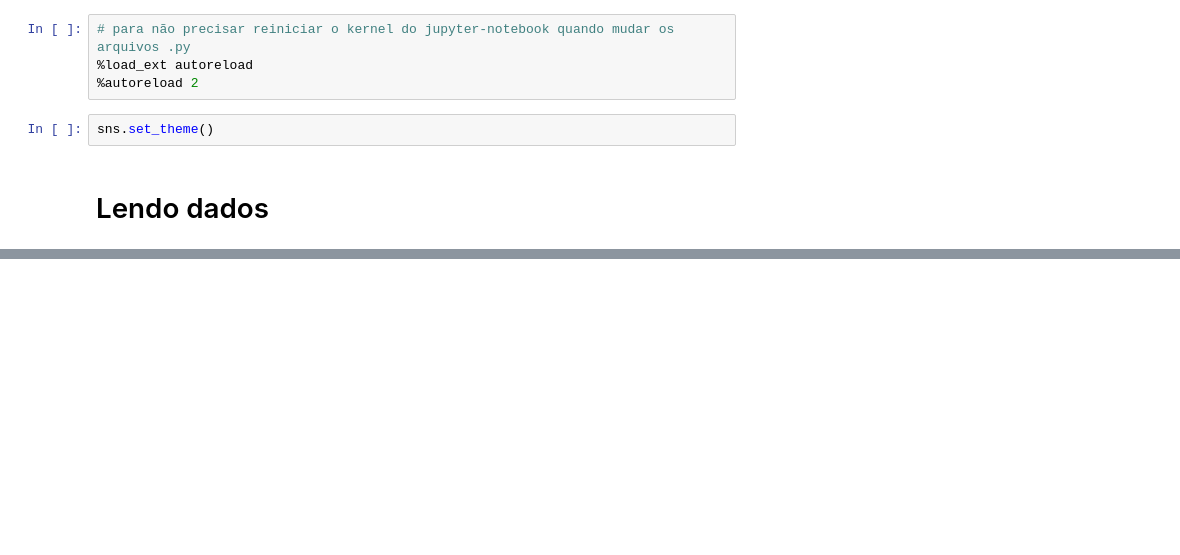
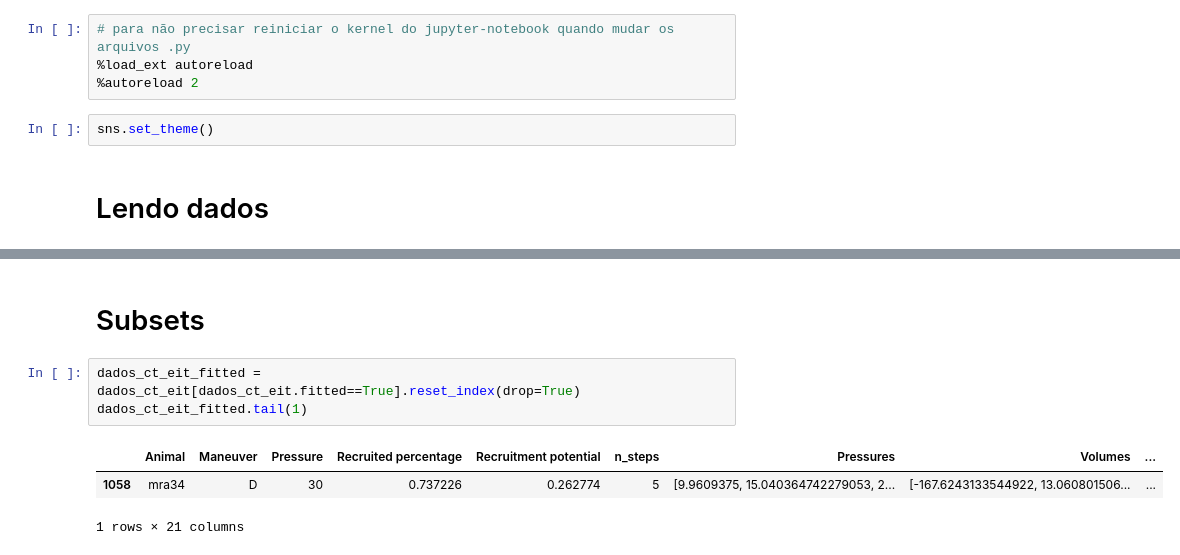
Before and after one commit to edlbcamargo/recrutabilidade, a Jupyter notebook: estima_recrutabilidade.ipynb, the cells around one changed output, grey strips where cells are left out. Cells and saved outputs as stored; diff of their text form; blank space fills up the shorter version.

```diff
--- a/estima_recrutabilidade.ipynb
+++ b/estima_recrutabilidade.ipynb
@@ -36,0 +100,9 @@ dados_ct_df.head(2)
+# %% [markdown]
+# Subsets
+# %%
+dados_ct_eit_fitted = dados_ct_eit[dados_ct_eit.fitted==True].reset_index(drop=True)
+dados_ct_eit_fitted.tail(1)
+# %% [output]
+|  | Animal | Maneuver | Pressure | Recruited percentage | Recruitment potential | n_steps | Pressures | Volumes | ... |
+| 1058 | mra34 | D | 30 | 0.737226 | 0.262774 | 5 | [9.9609375, 15.040364742279053, 2... | [-167.6243133544922, 13.060801506... | ... |
+1 rows × 21 columns
```
Also changed, not shown: parts of 7 cells of this notebook, 1 other file.
